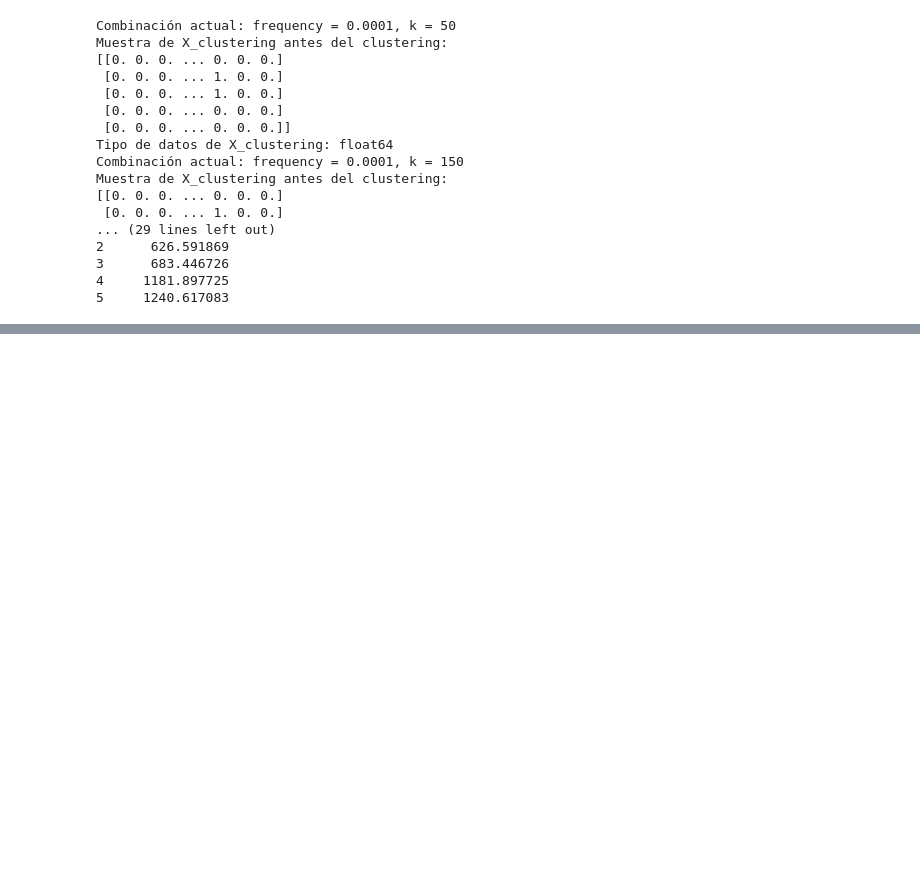
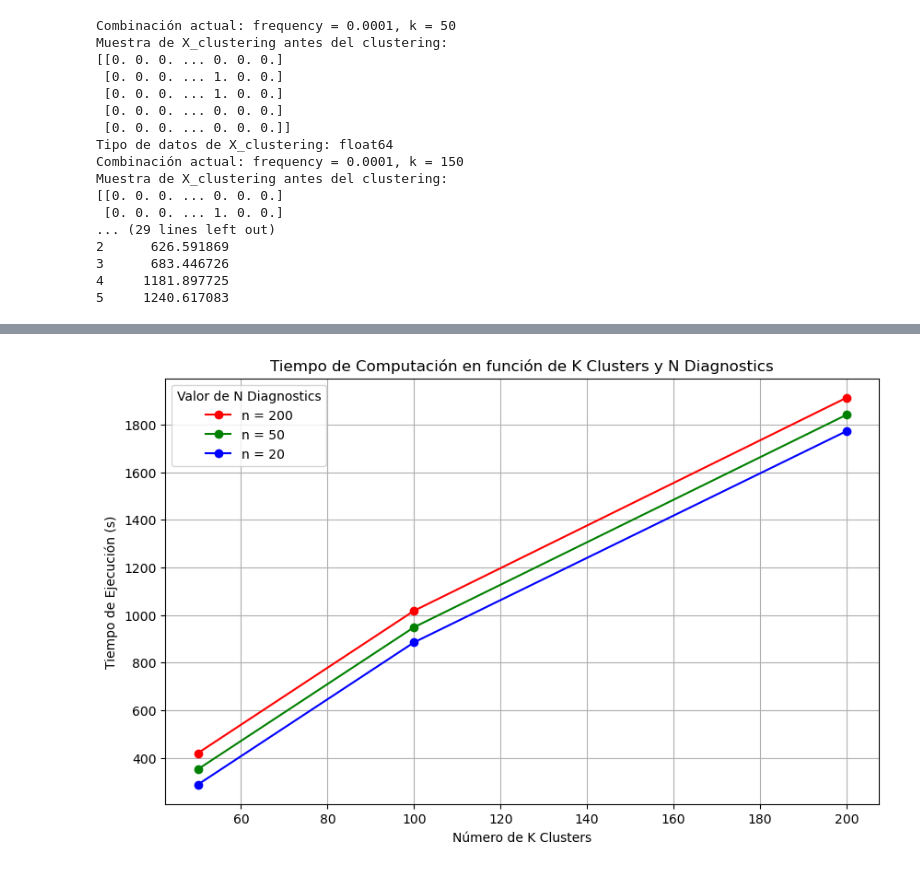
Before and after one commit to gerardmarturia/Sintetic-data-GMN, a Jupyter notebook: pre-process v4 junto.ipynb, the cells around one changed output, grey strips where cells are left out. Saved outputs shown, nothing was run; the diff lists cells and outputs as text; code cells hidden in the pictures; blank space fills up the shorter version.

```diff
--- a/pre-process v4 junto.ipynb
+++ b/pre-process v4 junto.ipynb
@@ -1834,0 +1852,35 @@ Informe de Clasificación:
+# %%
+import matplotlib.pyplot as plt
+
+# Datos de la tabla
+k_clusters = [50, 50, 50, 100, 100, 100, 200, 200, 200]
+n_diagnostics = [20, 50, 200, 20, 50, 200, 20, 50, 200]  # tercera variable
+execution_time = [287.75, 351.99, 419.75, 885.25, 948.78, 1017.94, 1772.53, 1841.10, 1912.72]
+
+# Asociar un color por cada valor de n
+colors = {20: 'b', 50: 'g', 200: 'r'}  # azul para n=20, verde para n=50, rojo para n=200
+
+# Crear la figura y el gráfico
+plt.figure(figsize=(10, 6))
+
+# Graficar para cada valor de n con un color diferente
+for n_value in set(n_diagnostics):
+    k_values = [k for k, n in zip(k_clusters, n_diagnostics) if n == n_value]
+    time_values = [time for time, n in zip(execution_time, n_diagnostics) if n == n_value]
+    plt.plot(k_values, time_values, marker='o', linestyle='-', color=colors[n_value], label=f'n = {n_value}')
+
+# Agregar etiquetas y título
+plt.xlabel('Número de K Clusters')
+plt.ylabel('Tiempo de Ejecución (s)')
+plt.title('Tiempo de Computación en función de K Clusters y N Diagnostics')
+
+# Agregar leyenda
+plt.legend(title='Valor de N Diagnostics')
+
+# Agregar la rejilla
+plt.grid(True)
+
+# Mostrar el gráfico
+plt.show()
+# %% [output]
+[figure, added]
```
Also changed, not shown: parts of 4 cells of this notebook, 11 other files.
